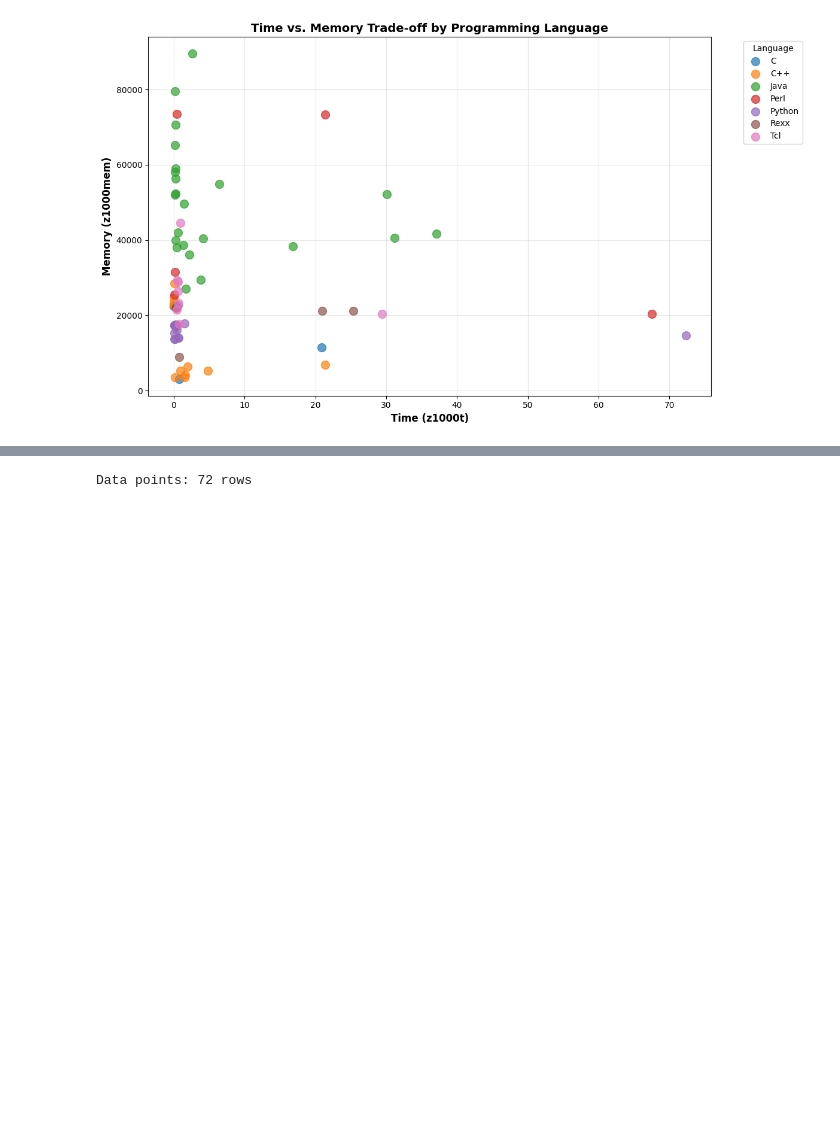
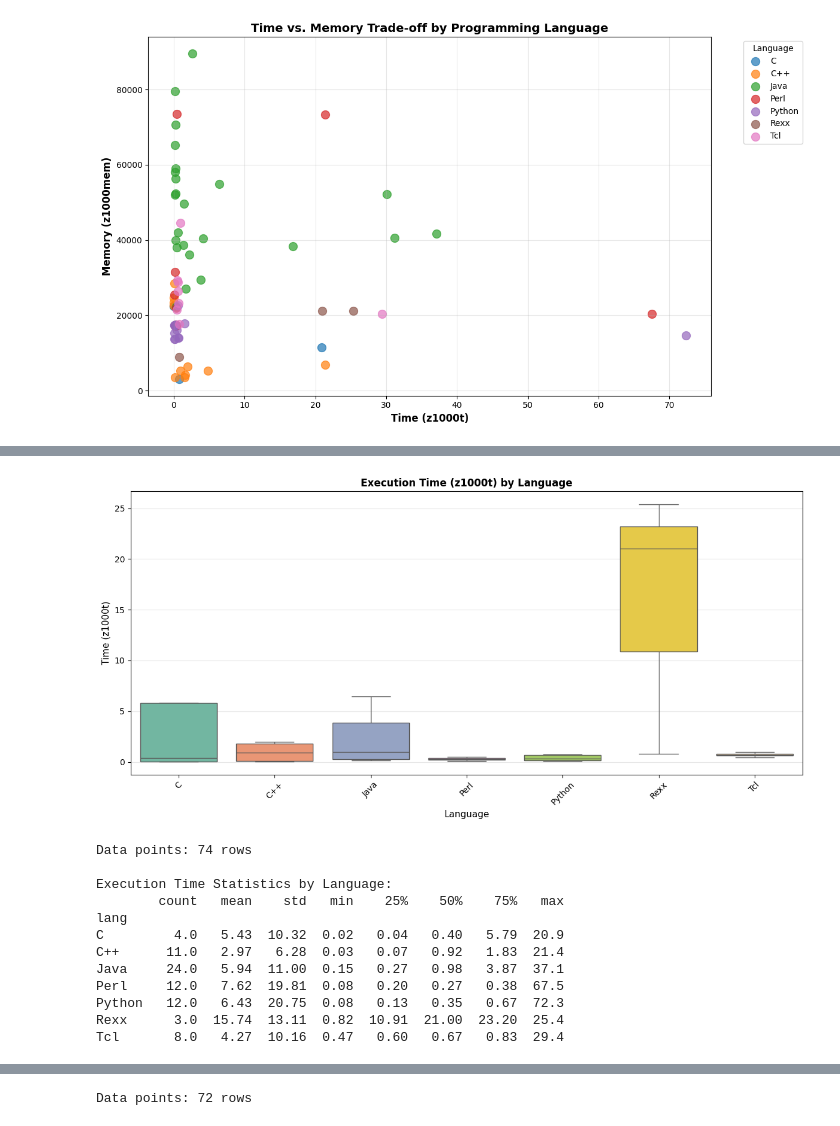
Before and after one commit to Nasro33/assignment3, a Jupyter notebook: main.ipynb, the cells around one changed output, grey strips where cells are left out. Drawn from its saved outputs; the diff is of its cells as text; code cells hidden in the pictures; blank space fills up the shorter version.

Commit message:
Round 4

```diff
--- a/main.ipynb
+++ b/main.ipynb
@@ -107,0 +46,40 @@ Tcl     44536.0
+# %%
+# Boxplot 1: Execution Time (z1000t) by Language
+import pandas as pd
+import matplotlib.pyplot as plt
+import seaborn as sns
+
+df = pd.read_csv('assignment_3_dataset.csv')
+df['lang'] = df['lang'].str.title()
+
+plot_data = df[(df['z1000t'] <= 100) & (df['z1000t'].notna()) & (df['z1000mem'].notna())].copy()
+
+fig, ax = plt.subplots(figsize=(12, 6))
+
+sns.boxplot(data=plot_data, x='lang', y='z1000t', ax=ax, hue='lang', palette='Set2', showfliers=False, legend=False)
+ax.set_title('Execution Time (z1000t) by Language', fontsize=12, fontweight='bold')
+ax.set_xlabel('Language', fontsize=11)
+ax.set_ylabel('Time (z1000t)', fontsize=11)
+ax.tick_params(axis='x', rotation=45)
+ax.grid(True, alpha=0.3, axis='y')
+
+plt.tight_layout()
+plt.show()
+
+print(f"Data points: {len(plot_data)} rows")
+print("\nExecution Time Statistics by Language:")
+print(plot_data.groupby('lang')['z1000t'].describe().round(2))
+# %% [output]
+[figure, added]
+Data points: 74 rows
+
+Execution Time Statistics by Language:
+        count   mean    std   min    25%    50%    75%   max
+lang
+C         4.0   5.43  10.32  0.02   0.04   0.40   5.79  20.9
+C++      11.0   2.97   6.28  0.03   0.07   0.92   1.83  21.4
+Java     24.0   5.94  11.00  0.15   0.27   0.98   3.87  37.1
+Perl     12.0   7.62  19.81  0.08   0.20   0.27   0.38  67.5
+Python   12.0   6.43  20.75  0.08   0.13   0.35   0.67  72.3
+Rexx      3.0  15.74  13.11  0.82  10.91  21.00  23.20  25.4
+Tcl       8.0   4.27  10.16  0.47   0.60   0.67   0.83  29.4
```
Also changed, not shown: parts of 3 cells of this notebook, 10 other files.
